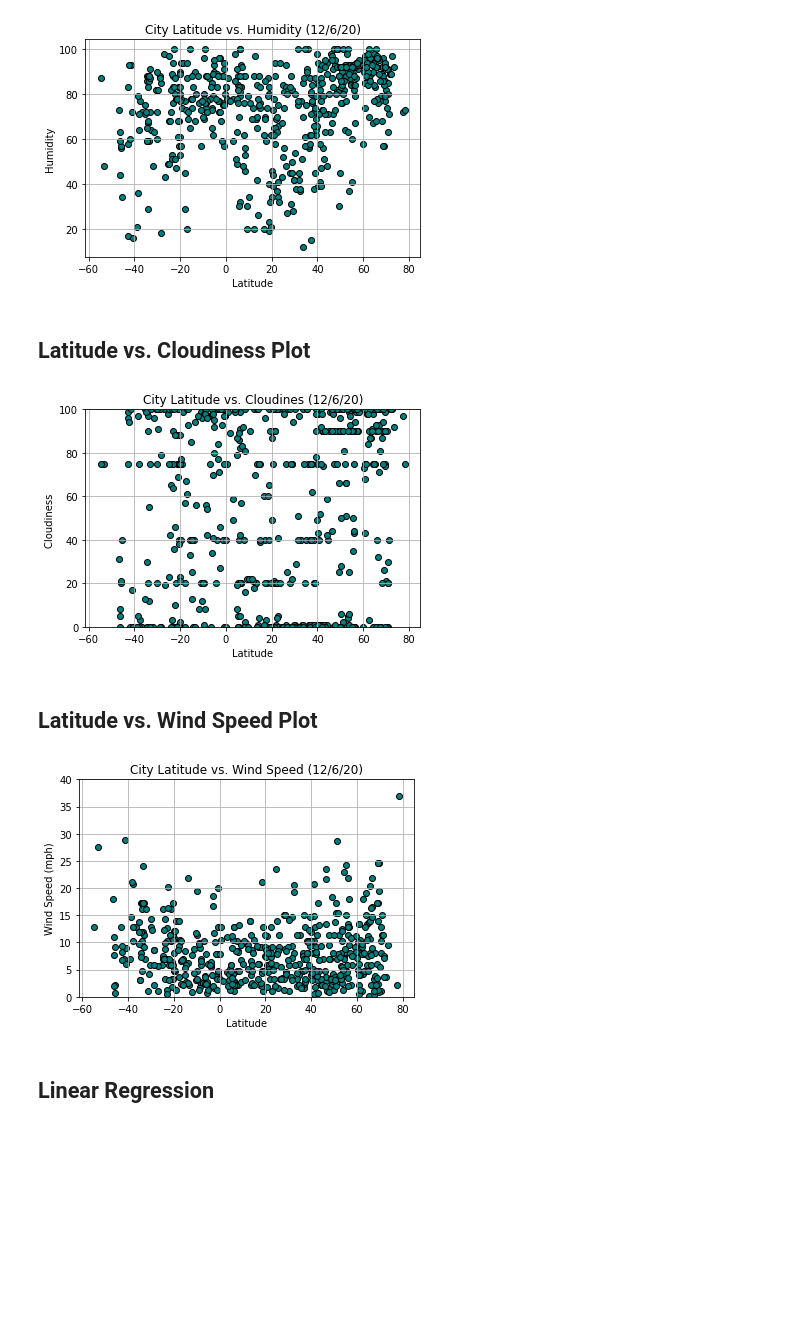
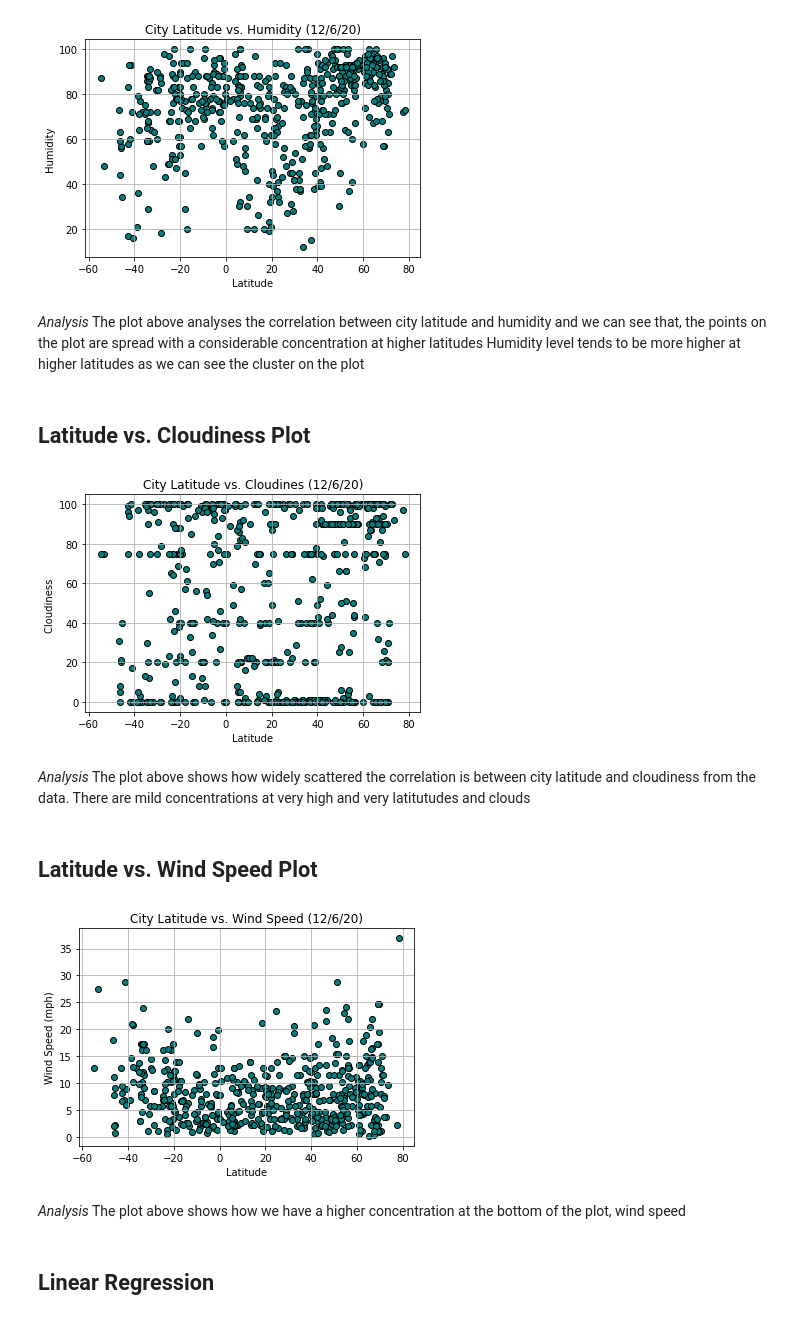
Before and after one commit to Claude-Hanfou/Python-API-Analysis, a Jupyter notebook: WeatherPy/WeatherPy.ipynb, the cells around one changed output. Cells and saved outputs as stored; diff of their text form; code cells hidden in the pictures; blank space fills up the shorter version.

```diff
--- a/WeatherPy/WeatherPy.ipynb
+++ b/WeatherPy/WeatherPy.ipynb
@@ -215,7 +214,11 @@ plt.show()
+# %% [markdown]
+*Analysis*
+The plot above analyses the correlation between city latitude and humidity and we can see that, the points on the plot are spread with a considerable concentration at higher latitudes
+Humidity level tends to be more higher at higher latitudes as we can see the cluster on the plot
 # %% [markdown]
 ## Latitude vs. Cloudiness Plot
 # %%
-#We are using the clean city data to extract the values and do the conparison
+#We are using the city data to extract the values and do the conparison
 x_values = city_df['Lat']
 y_values = city_df['Cloudiness']
 plt.scatter(x_values,y_values,facecolors="teal", edgecolors="black")
@@ -223,8 +226,7 @@ plt.title('City Latitude vs. Cloudines (12/6/20)',fontsize = 12)
 plt.xlabel('Latitude')
 plt.ylabel('Cloudiness ')
 plt.grid()
-plt.ylim(0,100)
 plt.savefig("../output_data/figure_3.png")
 plt.show()
 # %% [output]
-[figure, old version]
+[figure, new version]
@@ -233,16 +233,18 @@ plt.show()
+# %% [markdown]
+*Analysis*
+The plot above shows how widely scattered the correlation is between city latitude and cloudiness from the data. There are mild concentrations at very high and very latitutudes and clouds
 # %% [markdown]
 ## Latitude vs. Wind Speed Plot
 # %%
-#We are using the clean city data to extract the values and do the conparison
+#We are using the city data to extract the values and do the conparison
 x_values = city_df['Lat']
 y_values = city_df['Wind Speed']
 plt.scatter(x_values,y_values,facecolors="teal", edgecolors="black")
 plt.title('City Latitude vs. Wind Speed (12/6/20)',fontsize = 12)
 plt.xlabel('Latitude')
 plt.ylabel('Wind Speed (mph)')
 plt.grid()
-plt.ylim(0,40)
 plt.savefig("../output_data/figure_4.png")
 plt.show()
 # %% [output]
-[figure, old version]
+[figure, new version]
@@ -251,2 +251,5 @@ plt.show()
+# %% [markdown]
+*Analysis*
+The plot above shows how we have a higher concentration at the bottom of the plot, wind speed
 # %% [markdown]
 ## Linear Regression
```
Also changed, not shown: parts of 19 cells of this notebook, 4 other files.
